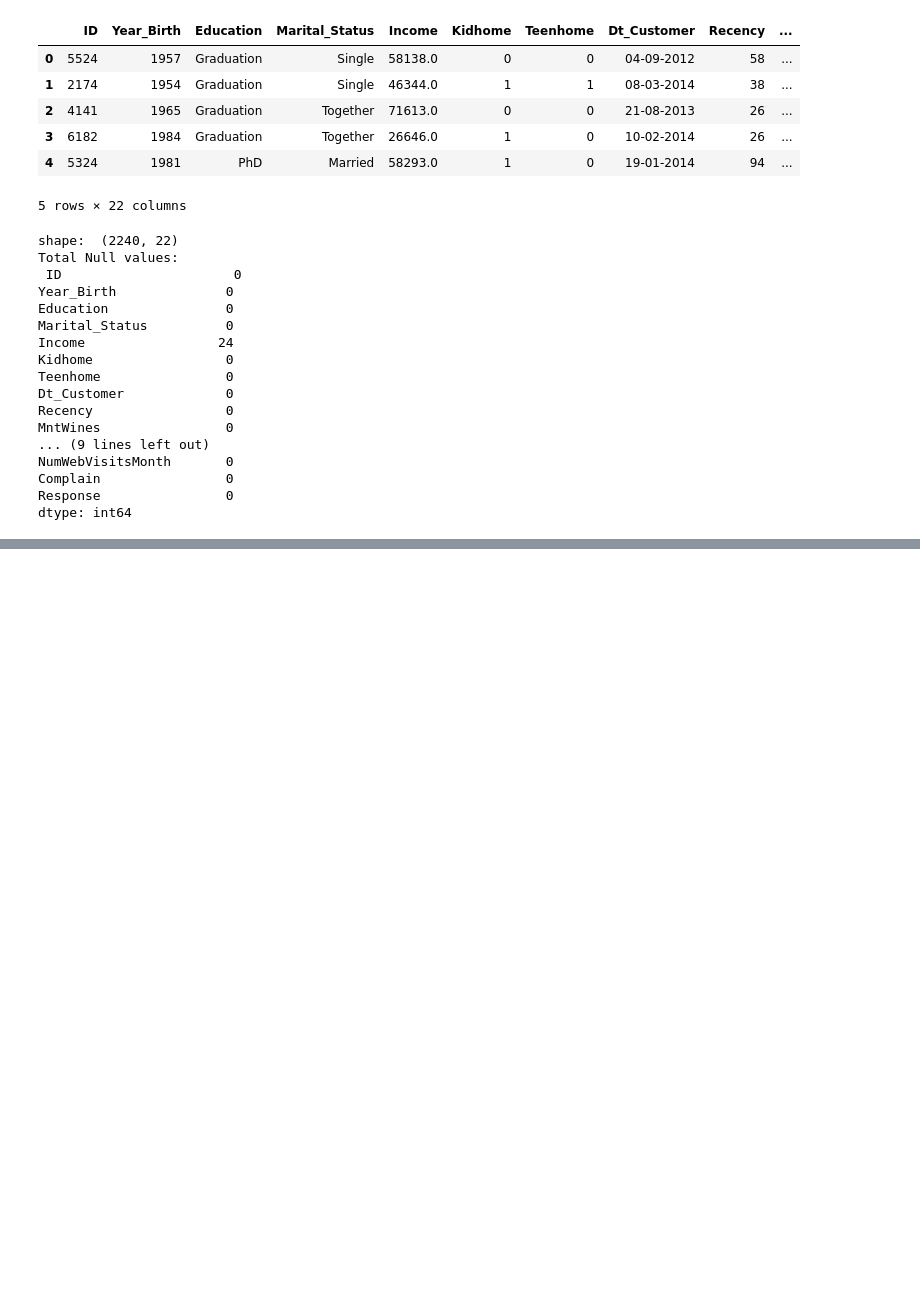
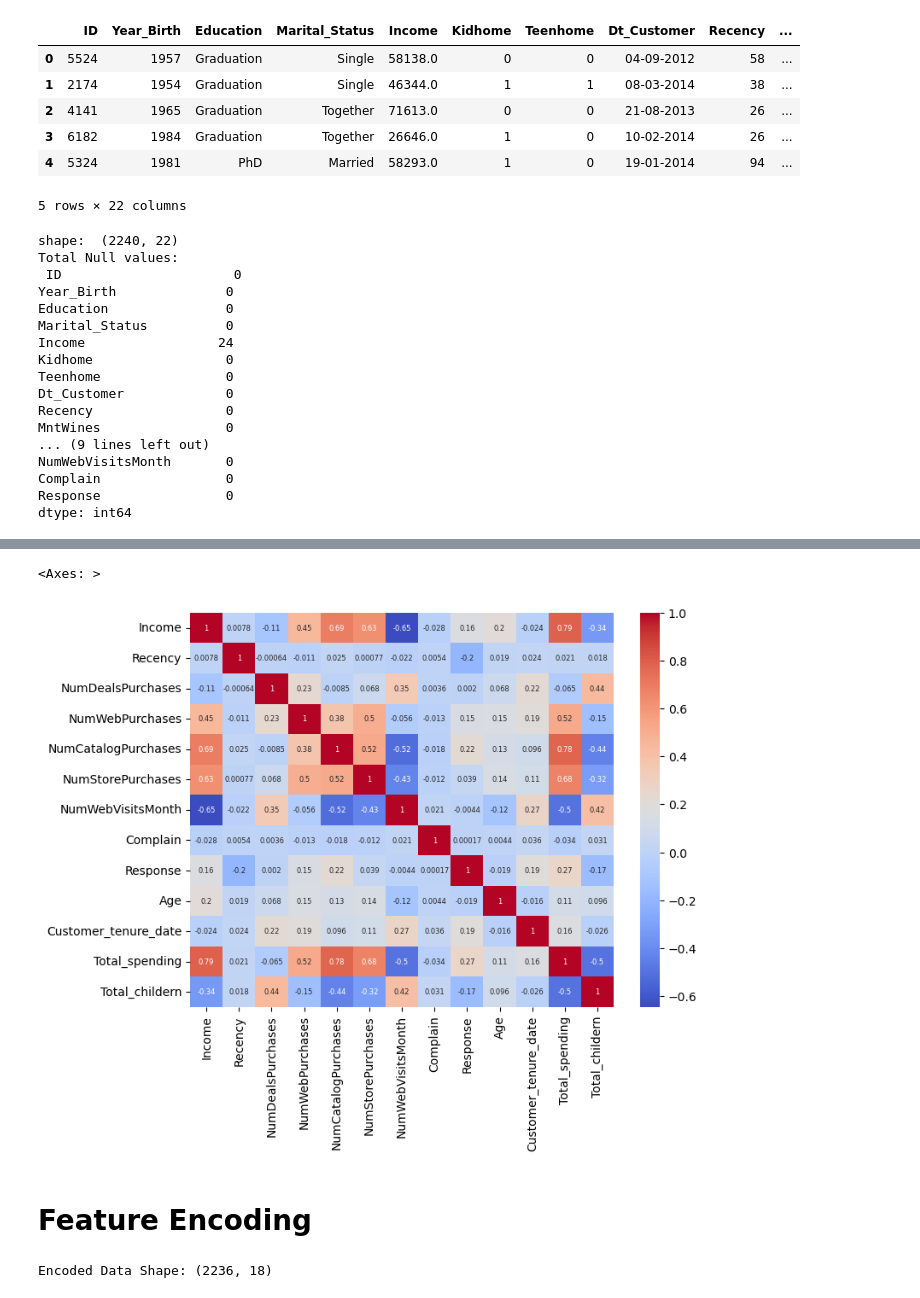
Before and after one commit to LearnWithCherry/Artificial-Intelligence-and-Machine-Learning, a Jupyter notebook: Projects/SmartCart_Cluster_system/SmartCart.ipynb, the cells around one changed output, grey strips where cells are left out. Drawn from its saved outputs; the diff is of its cells as text; code cells hidden in the pictures; blank space fills up the shorter version.

```diff
--- a/Projects/SmartCart_Cluster_system/SmartCart.ipynb
+++ b/Projects/SmartCart_Cluster_system/SmartCart.ipynb
@@ -38,0 +78,4 @@ dtype: int64
+# %%
+# Spending
+
+data["Total_spending"] = data["MntWines"] + data["MntFruits"] + data["MntMeatProducts"] + data["MntFishProducts"] + data["MntSweetProducts"] + data["MntGoldProds"]
@@ -38,0 +187,30 @@ dtype: int64
+# %%
+# HeatMap
+
+corr = data_cleaned.corr(numeric_only=1)
+
+plt.figure(figsize=(8, 6))
+sns.heatmap(
+    corr,
+    annot=True,
+    annot_kws={"size":6},
+    cmap="coolwarm"
+)
+# %% [output]
+<Axes: >
+[figure, added]
+# %% [markdown]
+# Feature Encoding
+# %%
+ohe = OneHotEncoder()
+cat_cols = ["Education","Living_with"]
+
+enc_cols = ohe.fit_transform(data_cleaned[cat_cols])
+
+enc_data = pd.DataFrame(enc_cols.toarray(), columns=ohe.get_feature_names_out(cat_cols), index=data_cleaned.index)
+
+data_encoded = pd.concat([data_cleaned.drop(columns=cat_cols),enc_data],axis=1)
+
+print(f"Encoded Data Shape: {data_encoded.shape}")
+# %% [output]
+Encoded Data Shape: (2236, 18)
```
Also changed, not shown: parts of 26 cells of this notebook.
